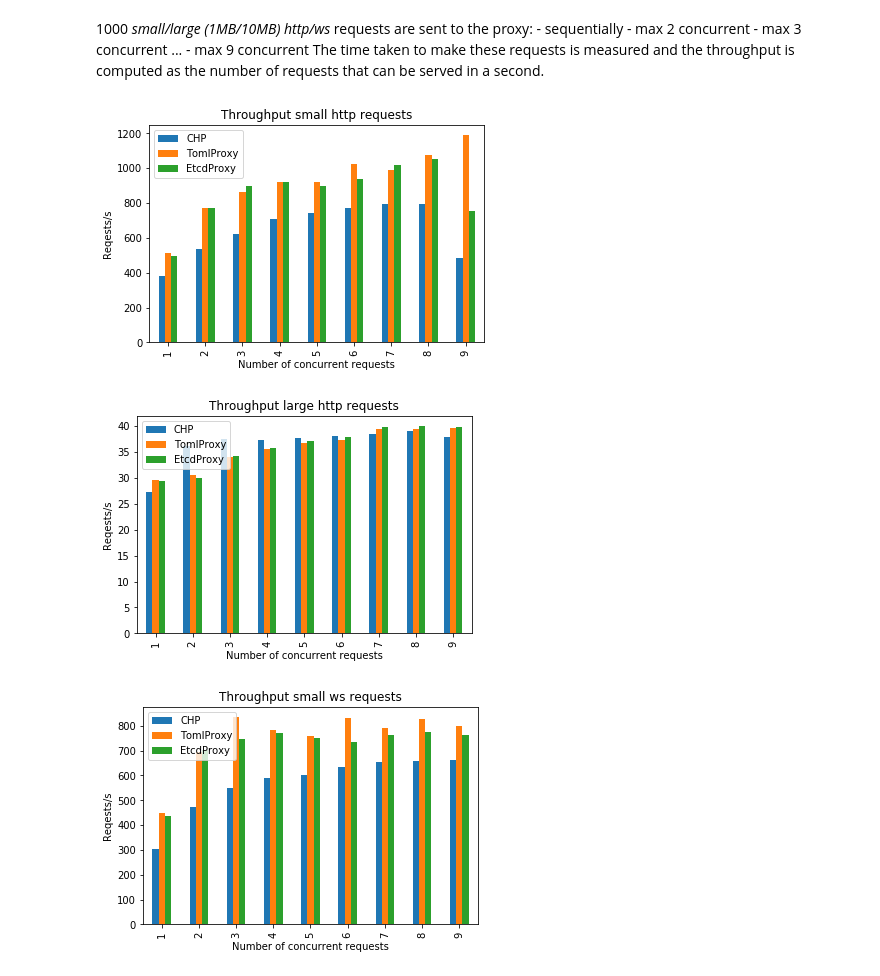
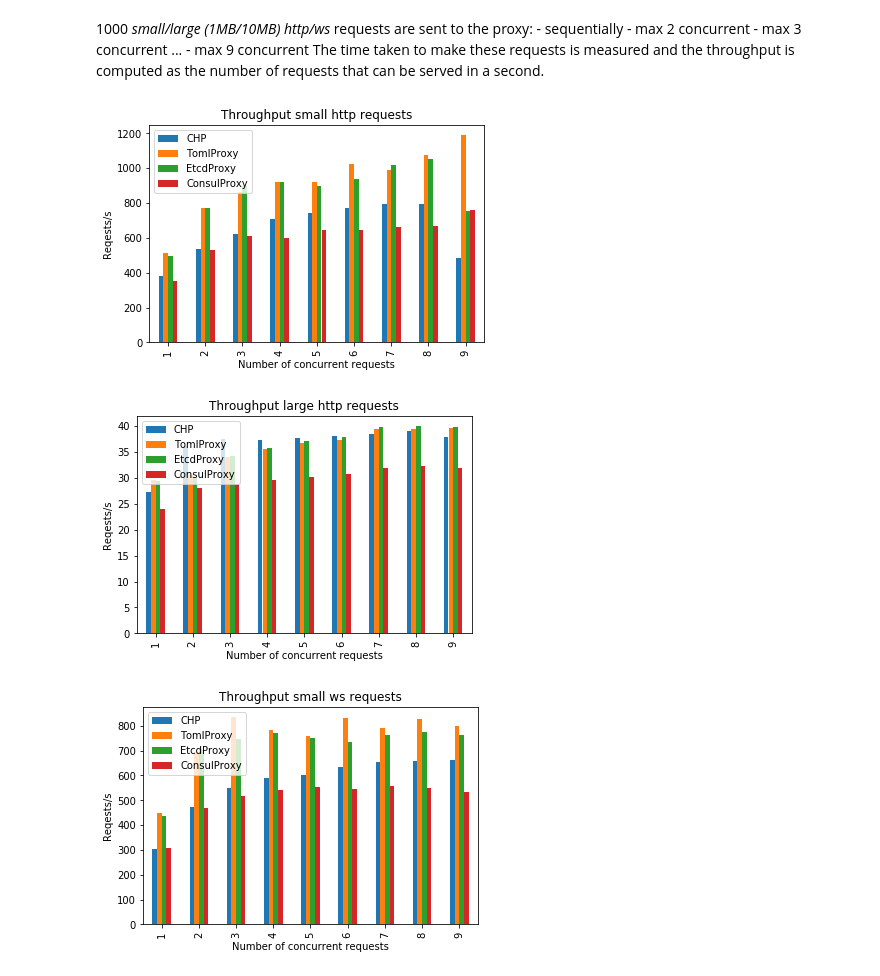
Before and after one commit to jupyterhub/traefik-proxy, a Jupyter notebook: performance/ProxyPerformance.ipynb, the cells around one changed output. Drawn from its saved outputs; the diff is of its cells as text; code cells hidden in the pictures.

Commit message:
TraefikConsul performance

```diff
--- a/performance/ProxyPerformance.ipynb
+++ b/performance/ProxyPerformance.ipynb
@@ -289,25 +334,25 @@ Text(0, 0.5, 'CPU Time (s)')
 # %%
 http_throughput_small = pd.read_csv('~/results/http_throughput_small.csv')
 http_throughput_large = pd.read_csv('~/results/http_throughput_large.csv')
 ws_throughput = pd.read_csv('~/results/ws_throughput.csv')
 def plot_throughput(df, proto, size, req_number, bar_plot):
     df2 = df.T[1:]
-    df2.columns=["CHP", "TomlProxy", "EtcdProxy"]
+    df2.columns=["CHP", "TomlProxy", "EtcdProxy", "ConsulProxy"]
     if bar_plot:
         df2.plot(kind="bar")
     else:
         df2.plot()
     plt.ylabel("Reqests/s")
     plt.xlabel("Number of concurrent requests")
     plt.title(f"Throughput {size} {proto} requests")
 
 plot_throughput(http_throughput_small, "http", "small", 1000, True)
 plot_throughput(http_throughput_large, "http", "large", 100, True)
 plot_throughput(ws_throughput, "ws", "small", 1000, True)
 # %% [output]
-[figure, old version]
+[figure, new version]
-[figure, old version]
+[figure, new version]
-[figure, old version]
+[figure, new version]
 # %%
 plot_throughput(http_throughput_small, "http", "small", 1000, False)
 plot_throughput(http_throughput_large, "http", "large", 100, False)
```
Also changed, not shown: parts of 12 cells of this notebook, 6 other files.
